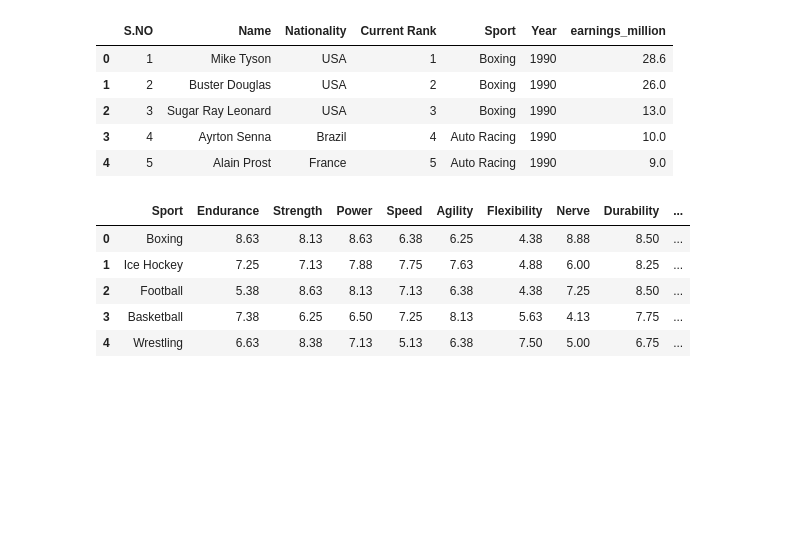
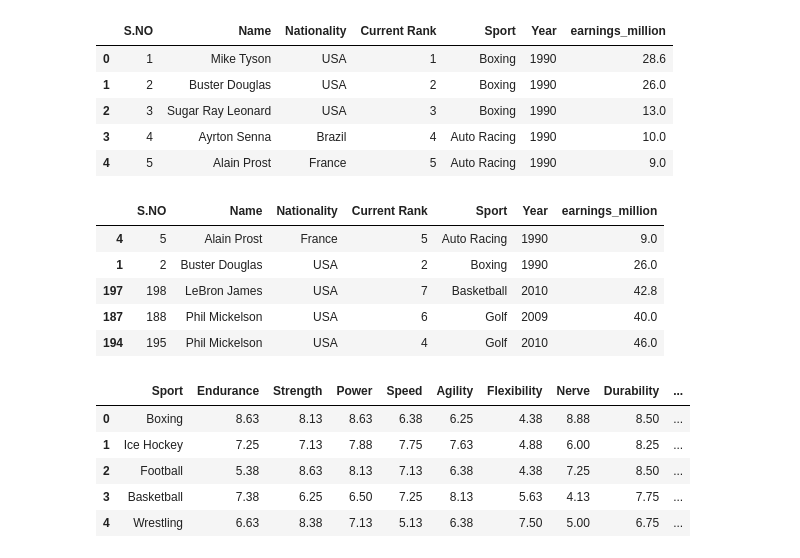
Before and after one commit to Jorge-Solana/Economical_Sports_Hisotry_and_Best_suitable_sport, a Jupyter notebook: First_Visuals.ipynb, the cells around one changed output. Cells and saved outputs as stored; diff of their text form; code cells hidden in the pictures; blank space fills up the shorter version.

```diff
--- a/First_Visuals.ipynb
+++ b/First_Visuals.ipynb
@@ -20,6 +26,15 @@ money.head()
 | 2 | 3 | Sugar Ray Leonard | USA | 3 | Boxing | 1990 | 13.0 |
 | 3 | 4 | Ayrton Senna | Brazil | 4 | Auto Racing | 1990 | 10.0 |
 | 4 | 5 | Alain Prost | France | 5 | Auto Racing | 1990 | 9.0 |
+# %%
+money.sample(5)
+# %% [output]
+|  | S.NO | Name | Nationality | Current Rank | Sport | Year | earnings_million |
+| 4 | 5 | Alain Prost | France | 5 | Auto Racing | 1990 | 9.0 |
+| 1 | 2 | Buster Douglas | USA | 2 | Boxing | 1990 | 26.0 |
+| 197 | 198 | LeBron James | USA | 7 | Basketball | 2010 | 42.8 |
+| 187 | 188 | Phil Mickelson | USA | 6 | Golf | 2009 | 40.0 |
+| 194 | 195 | Phil Mickelson | USA | 4 | Golf | 2010 | 46.0 |
 # %%
 sports.head()
 # %% [output]
```
Also changed, not shown: parts of 35 cells of this notebook.
